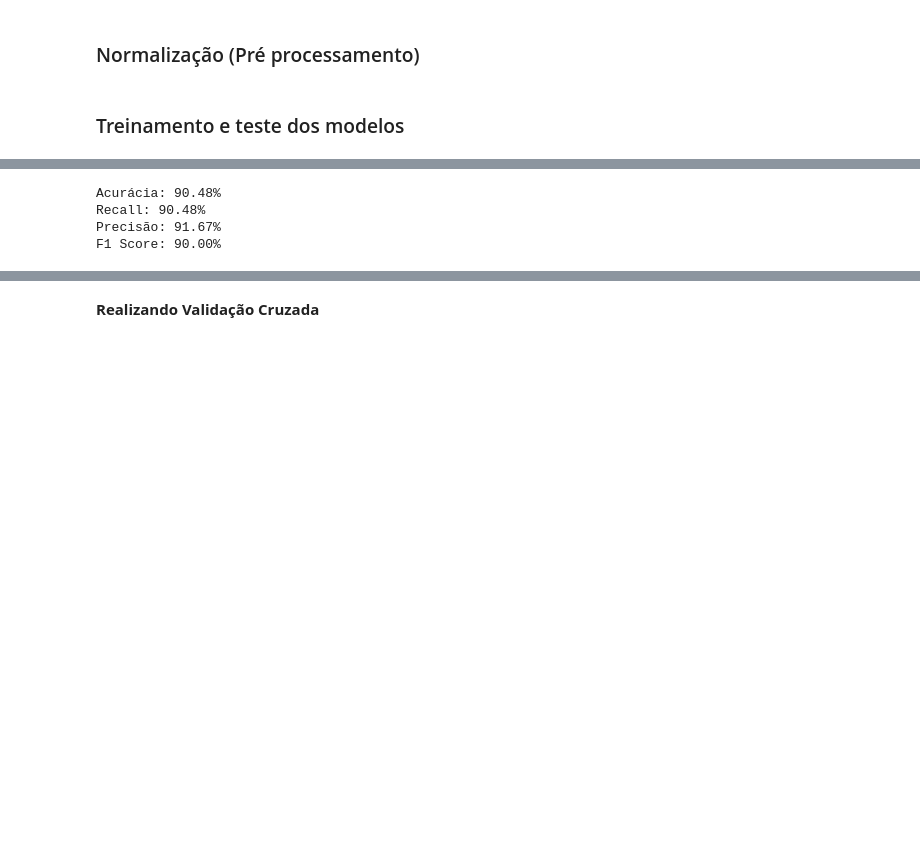
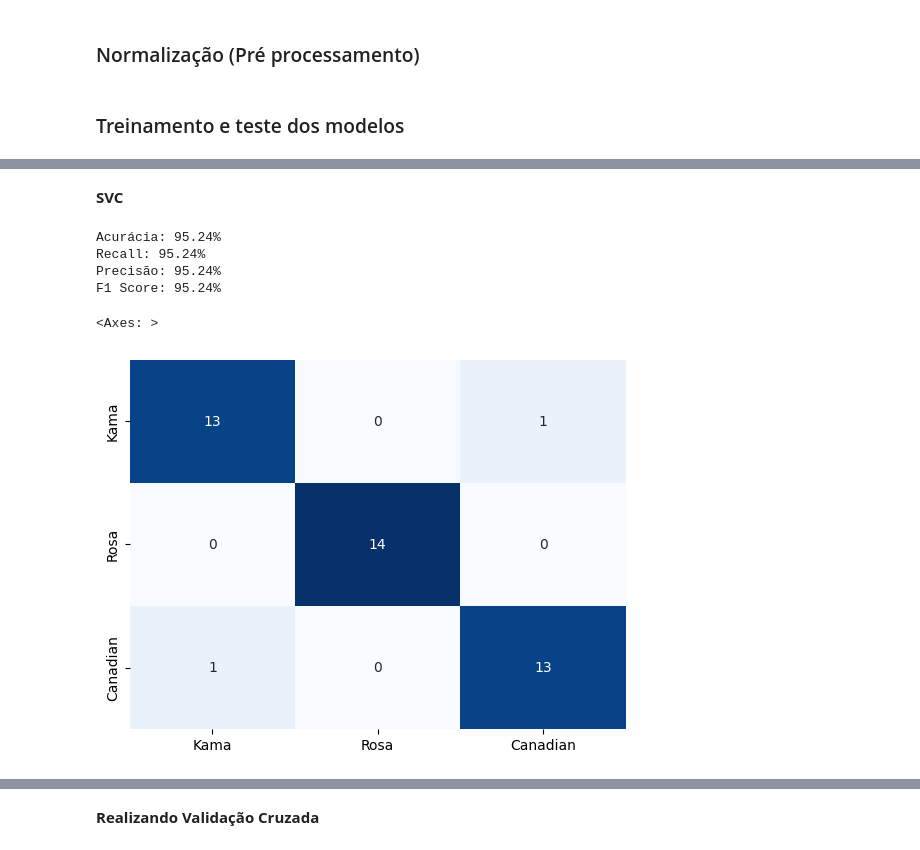
Before and after one commit to DiogoBotton/Machine_Learning_Training_Learn, a Jupyter notebook: Classificação/FIAP_Aulas/Atividade_Fase4/seeds_classifier.ipynb, the cells around one changed output, grey strips where cells are left out. Saved outputs shown, nothing was run; the diff lists cells and outputs as text; code cells hidden in the pictures; blank space fills up the shorter version.

```diff
--- a/Classificação/FIAP_Aulas/Atividade_Fase4/seeds_classifier.ipynb
+++ b/Classificação/FIAP_Aulas/Atividade_Fase4/seeds_classifier.ipynb
@@ -176,14 +221,22 @@ F1 Score: 90.07%
+# %% [markdown]
+**SVC**
 # %%
 from sklearn.svm import SVC
 
-# SVC
 model_svc = SVC()
 model_svc.fit(X_train_scaled, y_train)
 
 predict_svc = model_svc.predict(X_test_scaled)
 view_predict_scores(predict_svc, y_test)
+
+cm = confusion_matrix(y_test, predict_svc)
+
+sns.heatmap(cm, annot=True, cmap='Blues', cbar=False,
+            xticklabels=labels, yticklabels=labels)
 # %% [output]
-Acurácia: 90.48%
-Recall: 90.48%
-Precisão: 91.67%
-F1 Score: 90.00%
+Acurácia: 95.24%
+Recall: 95.24%
+Precisão: 95.24%
+F1 Score: 95.24%
+<Axes: >
+[figure, added]
```
Also changed, not shown: parts of 19 cells of this notebook.
